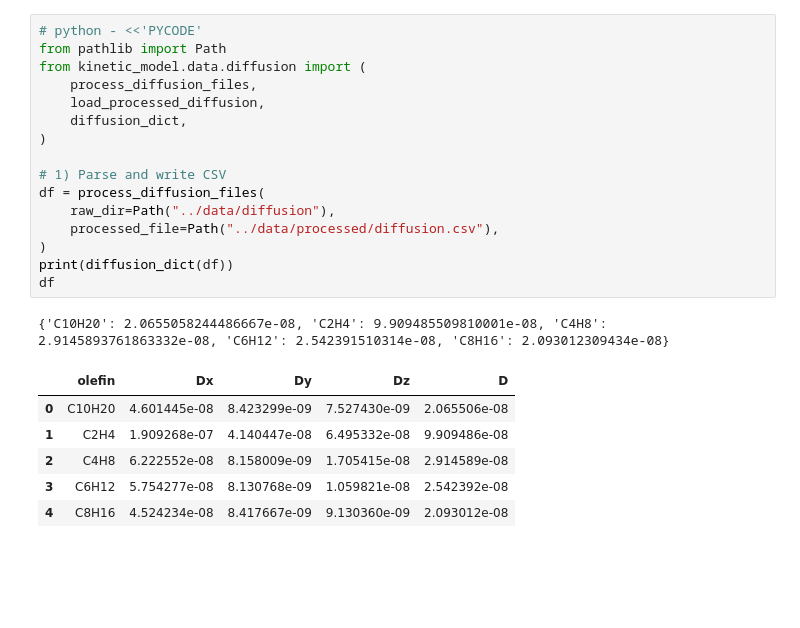
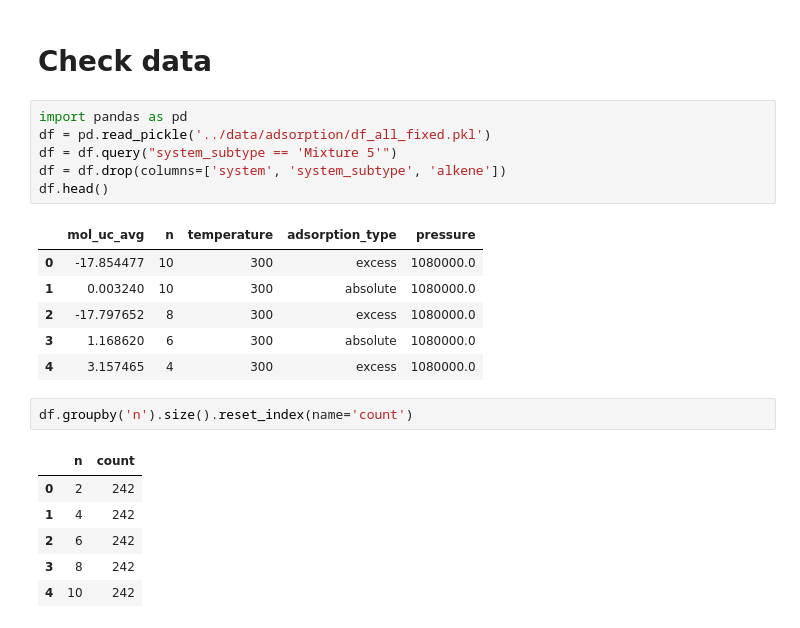
Before and after one commit to multiscale-modelling/kinetic_model, a Jupyter notebook: examples/process_all_atom.ipynb, the cells around one changed output. Cells and saved outputs as stored; diff of their text form; blank space fills up the shorter version.

```diff
--- a/examples/process_all_atom.ipynb
+++ b/examples/process_all_atom.ipynb
@@ -1,24 +1,24 @@
-# %%
-# python - <<'PYCODE'
-from pathlib import Path
-from kinetic_model.data.diffusion import (
-    process_diffusion_files,
-    load_processed_diffusion,
-    diffusion_dict,
-)
-
-# 1) Parse and write CSV
-df = process_diffusion_files(
-    raw_dir=Path("../data/diffusion"),
-    processed_file=Path("../data/processed/diffusion.csv"),
-)
-print(diffusion_dict(df))
-df
-# %% [output]
-{'C10H20': 2.0655058244486667e-08, 'C2H4': 9.909485509810001e-08, 'C4H8': 2.9145893761863332e-08, 'C6H12': 2.542391510314e-08, 'C8H16': 2.093012309434e-08}
-|  | olefin | Dx | Dy | Dz | D |
-| 0 | C10H20 | 4.601445e-08 | 8.423299e-09 | 7.527430e-09 | 2.065506e-08 |
-| 1 | C2H4 | 1.909268e-07 | 4.140447e-08 | 6.495332e-08 | 9.909486e-08 |
-| 2 | C4H8 | 6.222552e-08 | 8.158009e-09 | 1.705415e-08 | 2.914589e-08 |
-| 3 | C6H12 | 5.754277e-08 | 8.130768e-09 | 1.059821e-08 | 2.542392e-08 |
-| 4 | C8H16 | 4.524234e-08 | 8.417667e-09 | 9.130360e-09 | 2.093012e-08 |
+# %% [markdown]
+# Check data
+# %%
+import pandas as pd
+df = pd.read_pickle('../data/adsorption/df_all_fixed.pkl')
+df = df.query("system_subtype == 'Mixture 5'")
+df = df.drop(columns=['system', 'system_subtype', 'alkene'])
+df.head()
+# %% [output]
+|  | mol_uc_avg | n | temperature | adsorption_type | pressure |
+| 0 | -17.854477 | 10 | 300 | excess | 1080000.0 |
+| 1 | 0.003240 | 10 | 300 | absolute | 1080000.0 |
+| 2 | -17.797652 | 8 | 300 | excess | 1080000.0 |
+| 3 | 1.168620 | 6 | 300 | absolute | 1080000.0 |
+| 4 | 3.157465 | 4 | 300 | excess | 1080000.0 |
+# %%
+df.groupby('n').size().reset_index(name='count')
+# %% [output]
+|  | n | count |
+| 0 | 2 | 242 |
+| 1 | 4 | 242 |
+| 2 | 6 | 242 |
+| 3 | 8 | 242 |
+| 4 | 10 | 242 |
```
Also changed, not shown: parts of 7 cells of this notebook, 3 other files.
